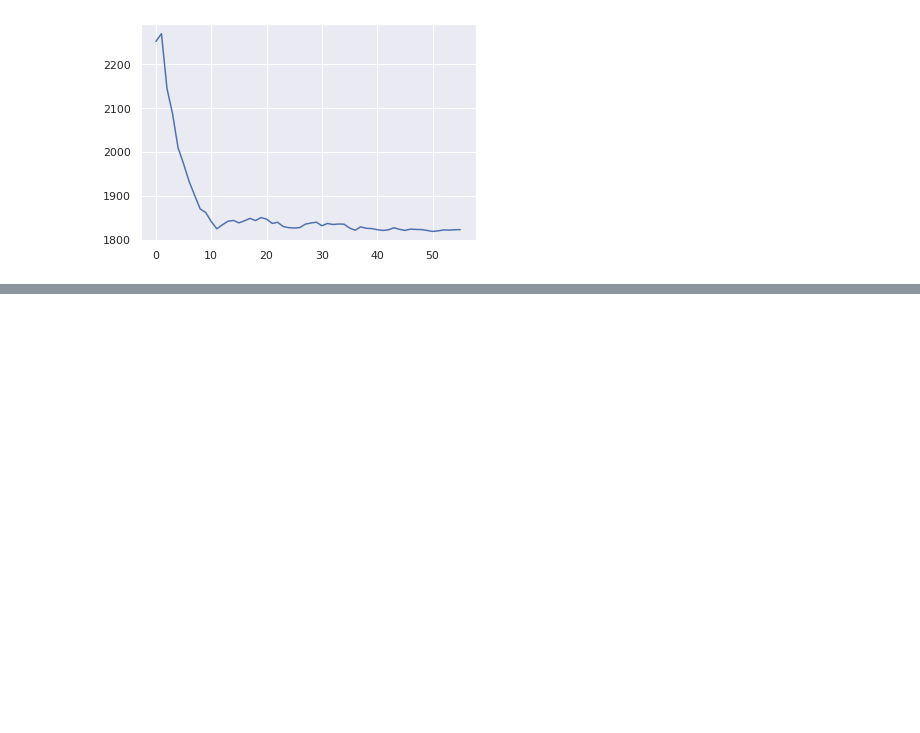
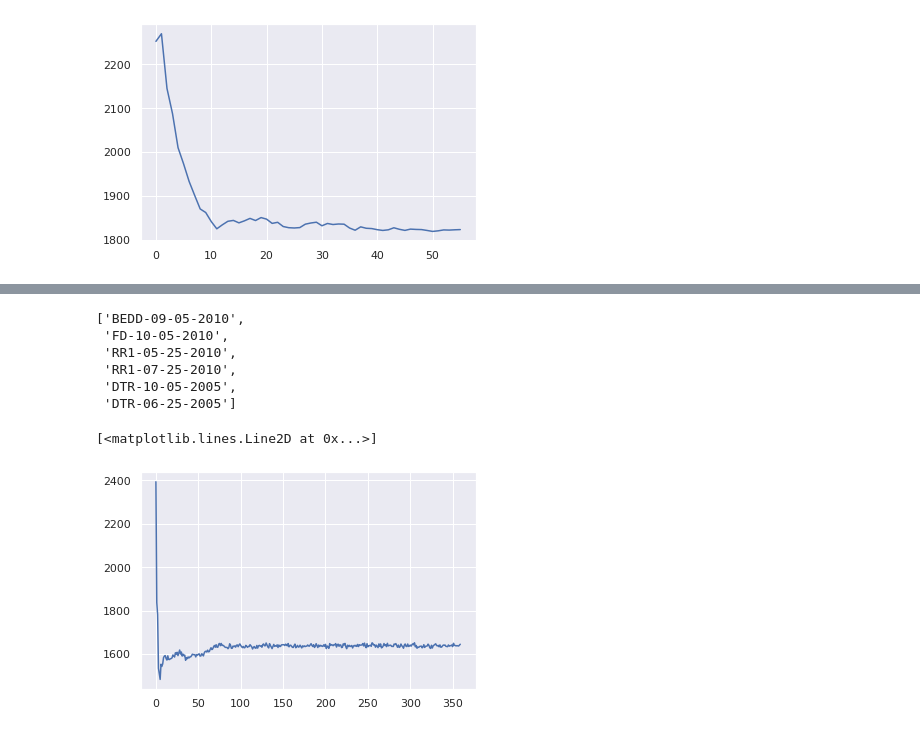
Before and after one commit to kenzaxtazi/agri-risk, a Jupyter notebook: RFECV.ipynb, the cells around one changed output, grey strips where cells are left out. Cells and saved outputs as stored; diff of their text form; code cells hidden in the pictures; blank space fills up the shorter version.

```diff
--- a/RFECV.ipynb
+++ b/RFECV.ipynb
@@ -245,0 +280,2 @@ plt.plot(cv_grid_rmse)
+# %%
+ten_day_features_df = ten_day_df.drop(['Unnamed: 0', 'alloc_key', 'alloc_key', 'iso3'], axis=1)
@@ -245,0 +298,4 @@ plt.plot(cv_grid_rmse)
+# %%
+ten_day_features_df.dropna(inplace=True)
+X = ten_day_features_df.drop(['maize_a_2010'], axis=1).drop(['maize_a_2005','lat','lon'], axis=1)[0:100]
+y = ten_day_features_df['maize_a_2010'][0:100]
@@ -245,0 +304,12 @@ plt.plot(cv_grid_rmse)
+# %%
+start = time.time()
+pipe = PipelineRFE([
+        ('std_scaler', preprocessing.StandardScaler()),
+        ("RF", RandomForestRegressor(random_state=42, n_estimators=500, n_jobs=-1))
+    ])
+_ = KFold(random_state=42, shuffle=True)
+feature_selector_cv = feature_selection.RFECV(pipe, cv=10, step=1, scoring="neg_mean_squared_error")
+feature_selector_cv.fit(X, y)
+stop=time.time()
+print(f"training time: {stop-start}s")
+print(f"number of features: {feature_selector_cv.n_features_}")
@@ -245,0 +319,3 @@ plt.plot(cv_grid_rmse)
+# %%
+cv_grid_rmse = np.sqrt(-feature_selector_cv.grid_scores_)
+cv_grid_rmse
@@ -245,0 +340,16 @@ plt.plot(cv_grid_rmse)
+# %%
+feature_names=ten_day_df.drop(['maize_a_2010', 'maize_a_2005', 'Unnamed: 0', 'alloc_key', 'iso3'], axis=1).drop(['lat', 'lon'], axis=1).columns
+selected_features = feature_names[feature_selector_cv.support_].tolist()
+selected_features
+# %% [output]
+['BEDD-09-05-2010',
+ 'FD-10-05-2010',
+ 'RR1-05-25-2010',
+ 'RR1-07-25-2010',
+ 'DTR-10-05-2005',
+ 'DTR-06-25-2005']
+# %%
+plt.plot(cv_grid_rmse)
+# %% [output]
+[<matplotlib.lines.Line2D at 0x...>]
+[figure, added]
```
Also changed, not shown: parts of 12 cells of this notebook.
